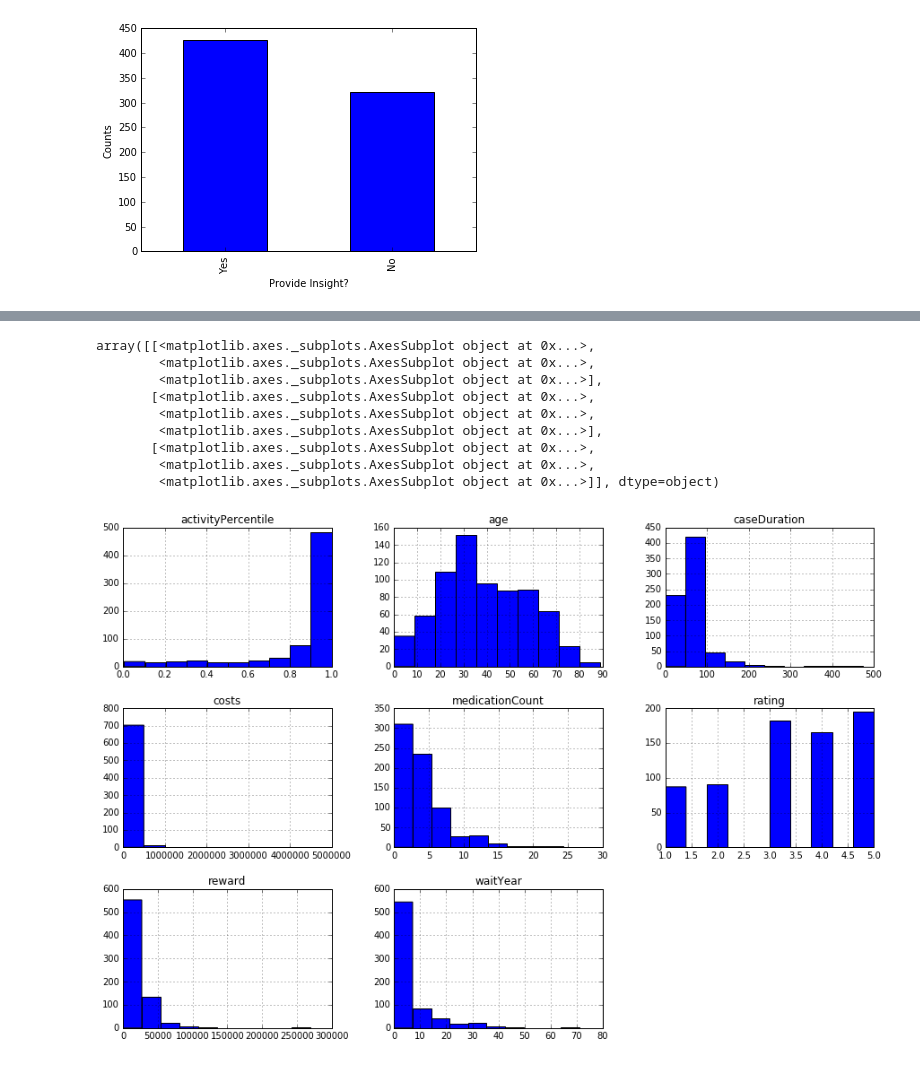
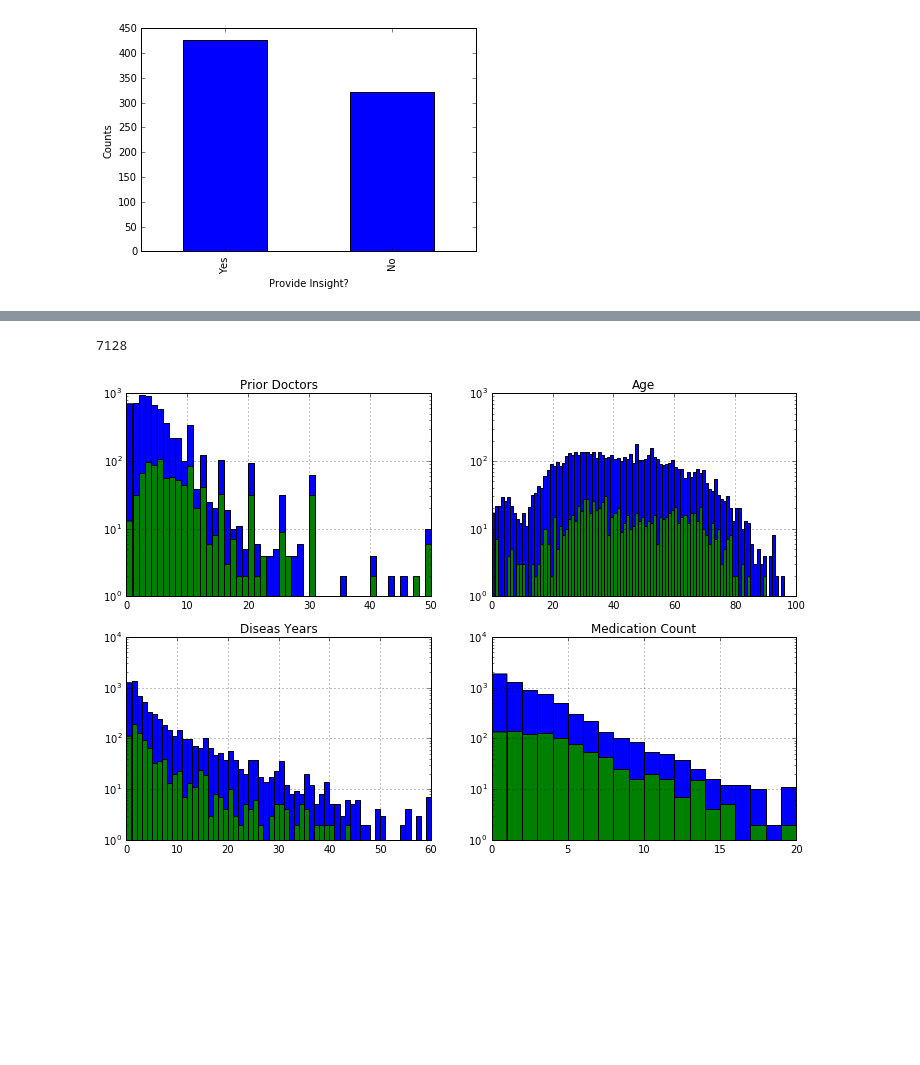
Before and after one commit to mhaytmyr/Insight, a Jupyter notebook: Week2.ipynb, the cells around one changed output, grey strips where cells are left out. Saved outputs shown, nothing was run; the diff lists cells and outputs as text; code cells hidden in the pictures; blank space fills up the shorter version.

```diff
--- a/Week2.ipynb
+++ b/Week2.ipynb
@@ -143,25 +198,53 @@ plt.show()
 # %%
 #There is also caseChallenge, each user solved. This might be helpfull
-features = ['caseDuration','reward','age','waitYear','activityPercentile',
-            'medicationCount','costs','gender','rating',
-            #'_id','share','insight','timeSpent'
+features = ['priorDoctors','age','waitYear','reward','ethnicity',
+            'medicationCount','costs','gender','insight'
+            #'_id','share','insight','timeSpent','activityPercentile',
             ]
 #here subset = ['insight','rating','share'] if how='all', everything has to be NaN
 #subset=filter(lambda x: len(x) > 3, df2.columns)
-data = allMerged[features].dropna(subset=['rating','caseDuration','activityPercentile','costs'],how='any')
-X,y = data[features[:-1]], data[features[-1]]
-data.ix[:,features].hist(figsize=(15,10))
+cleaned = allMerged[features].dropna(subset=['costs','insight'],how='any')
+controlData = controlSample[features].dropna(how='any')
+
+data = pd.concat([cleaned,controlData])
+#controlData['gender'],b = pd.factorize(controlData['gender'])
+X,y1 = data[features].drop(['insight'],axis=1), data['insight']
+#y2, b = pd.factorize(data['insight'])
+
+X['gender'],b = pd.factorize(X['gender'])
+X['ethnicity'],b = pd.factorize(X['ethnicity'])
+
+#data.ix[:,features].hist(figsize=(15,10))
+#len(X)
 # %% [output]
-array([[<matplotlib.axes._subplots.AxesSubplot object at 0x...>,
-        <matplotlib.axes._subplots.AxesSubplot object at 0x...>,
-        <matplotlib.axes._subplots.AxesSubplot object at 0x...>],
-       [<matplotlib.axes._subplots.AxesSubplot object at 0x...>,
-        <matplotlib.axes._subplots.AxesSubplot object at 0x...>,
-        <matplotlib.axes._subplots.AxesSubplot object at 0x...>],
-       [<matplotlib.axes._subplots.AxesSubplot object at 0x...>,
-        <matplotlib.axes._subplots.AxesSubplot object at 0x...>,
-        <matplotlib.axes._subplots.AxesSubplot object at 0x...>]], dtype=object)
+7128
-[figure, removed]
+# %%
+fig = plt.figure()
+ax1 = fig.add_subplot(221)
+controlData.ix[:,'priorDoctors'].hist(bins=50, range=[0,50],figsize=(12,8))
+cleaned.ix[:,'priorDoctors'].hist(bins=50, range=[0,50])
+ax1.title.set_text('Prior Doctors')
+ax1.set_yscale("log", nonposx='clip')
+
+ax2 = fig.add_subplot(222)
+controlData.ix[:,'age'].hist(bins=100, range=[0,100],figsize=(12,8))
+cleaned.ix[:,'age'].hist(bins=100, range=[0,100])
+ax2.title.set_text('Age')
+ax2.set_yscale("log", nonposy='clip')
+
+ax3 = fig.add_subplot(223)
+controlData.ix[:,'waitYear'].hist(bins=60, range=[0,60],figsize=(12,8))
+cleaned.ix[:,'waitYear'].hist(bins=60, range=[0,60])
+ax3.title.set_text('Diseas Years')
+ax3.set_yscale("log", nonposy='clip')
+
+ax4 = fig.add_subplot(224)
+controlData.ix[:,'medicationCount'].hist(bins=20, range=[0,20],figsize=(12,8))
+cleaned.ix[:,'medicationCount'].hist(bins=20, range=[0,20])
+ax4.title.set_text('Medication Count')
+ax4.set_yscale("log", nonposy='clip')
+# %% [output]
+[figure, added]
 # %%
 #start trining
 from sklearn.cross_validation import train_test_split
```
Also changed, not shown: parts of 10 cells of this notebook.
